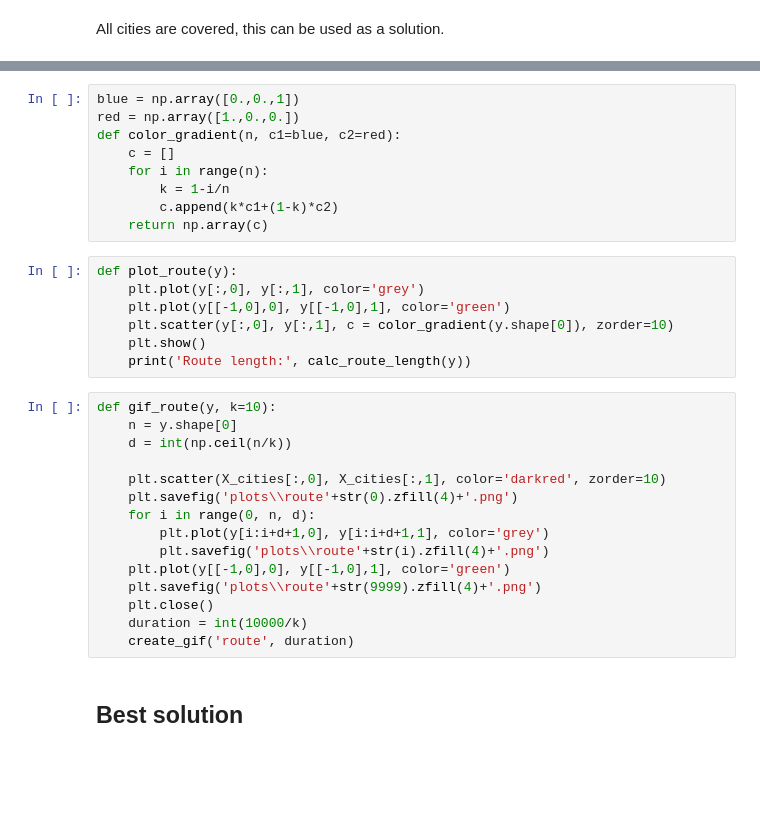
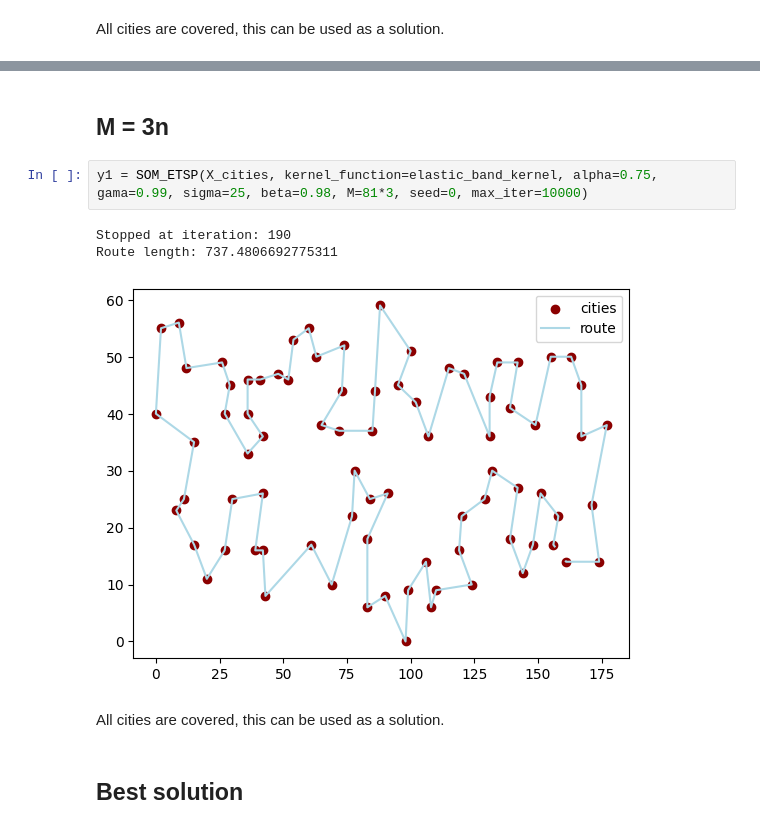
Before and after one commit to Sampatist/ETSP_SOM, a Jupyter notebook: ETSP.ipynb, the cells around one changed output, grey strips where cells are left out. Saved outputs shown, nothing was run; the diff lists cells and outputs as text; blank space fills up the shorter version.

```diff
--- a/ETSP.ipynb
+++ b/ETSP.ipynb
@@ -219,34 +261,13 @@ All cities are covered, this can be used as a solution.
-# %%
-blue = np.array([0.,0.,1])
-red = np.array([1.,0.,0.])
-def color_gradient(n, c1=blue, c2=red):
-    c = []
-    for i in range(n):
-        k = 1-i/n
-        c.append(k*c1+(1-k)*c2)
-    return np.array(c)
-# %%
-def plot_route(y):
-    plt.plot(y[:,0], y[:,1], color='grey')
-    plt.plot(y[[-1,0],0], y[[-1,0],1], color='green')
-    plt.scatter(y[:,0], y[:,1], c = color_gradient(y.shape[0]), zorder=10)
-    plt.show()
-    print('Route length:', calc_route_length(y))
-# %%
-def gif_route(y, k=10):
-    n = y.shape[0]
-    d = int(np.ceil(n/k))
-
-    plt.scatter(X_cities[:,0], X_cities[:,1], color='darkred', zorder=10)
-    plt.savefig('plots\\route'+str(0).zfill(4)+'.png')
-    for i in range(0, n, d):
-        plt.plot(y[i:i+d+1,0], y[i:i+d+1,1], color='grey')
-        plt.savefig('plots\\route'+str(i).zfill(4)+'.png')
-    plt.plot(y[[-1,0],0], y[[-1,0],1], color='green')
-    plt.savefig('plots\\route'+str(9999).zfill(4)+'.png')
-    plt.close()
-    duration = int(10000/k)
-    create_gif('route', duration)
+# %% [markdown]
+## M = 3n
+# %%
+y1 = SOM_ETSP(X_cities, kernel_function=elastic_band_kernel, alpha=0.75, gama=0.99, sigma=25, beta=0.98, M=81*3, seed=0, max_iter=10000)
+# %% [output]
+Stopped at iteration: 190
+Route length: 737.4806692775311
+[figure, added]
+# %% [markdown]
+All cities are covered, this can be used as a solution.
 # %% [markdown]
 ## Best solution
 # %%
```
Also changed, not shown: parts of 39 cells of this notebook, 1 other file.
